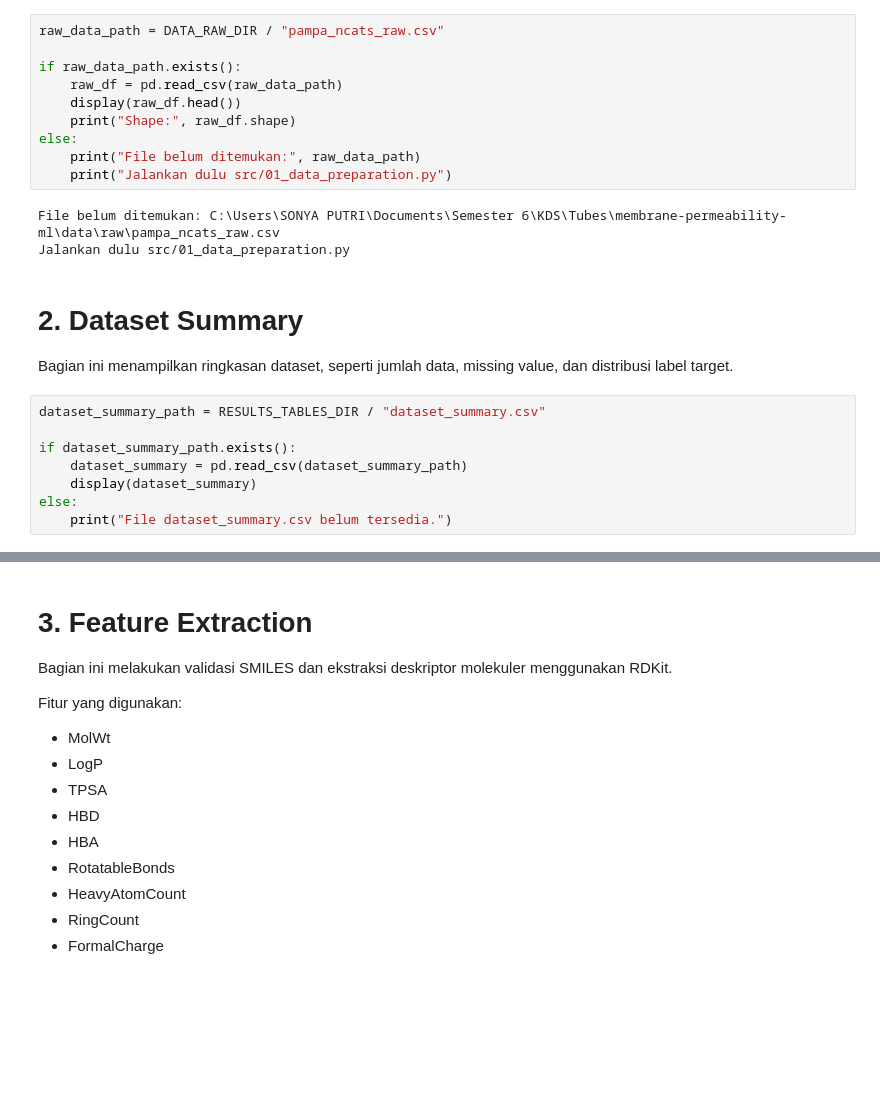
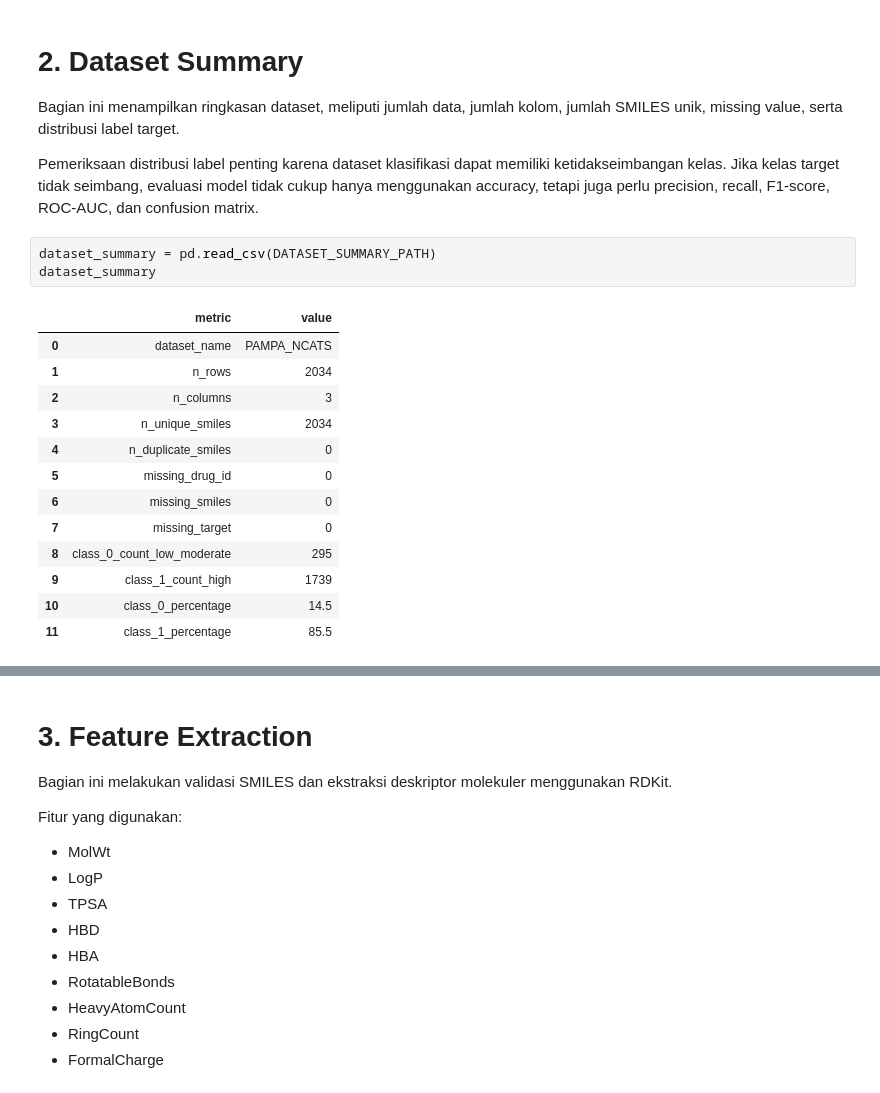
Before and after one commit to sonyaaputri/membrane-permeability-ml, a Jupyter notebook: notebooks/membrane_permeability_demo.ipynb, the cells around one changed output, grey strips where cells are left out. Saved outputs shown, nothing was run; the diff lists cells and outputs as text; blank space fills up the shorter version.

```diff
--- a/notebooks/membrane_permeability_demo.ipynb
+++ b/notebooks/membrane_permeability_demo.ipynb
@@ -59,26 +76,24 @@ Dataset menggunakan input berupa SMILES molekul dan target berupa label permeabi
-# %%
-raw_data_path = DATA_RAW_DIR / "pampa_ncats_raw.csv"
-
-if raw_data_path.exists():
-    raw_df = pd.read_csv(raw_data_path)
-    display(raw_df.head())
-    print("Shape:", raw_df.shape)
-else:
-    print("File belum ditemukan:", raw_data_path)
-    print("Jalankan dulu src/01_data_preparation.py")
-# %% [output]
-File belum ditemukan: C:\Users\SONYA PUTRI\Documents\Semester 6\KDS\Tubes\membrane-permeability-ml\data\raw\pampa_ncats_raw.csv
-Jalankan dulu src/01_data_preparation.py
 # %% [markdown]
 # 2. Dataset Summary
 
-Bagian ini menampilkan ringkasan dataset, seperti jumlah data, missing value, dan distribusi label target.
+Bagian ini menampilkan ringkasan dataset, meliputi jumlah data, jumlah kolom, jumlah SMILES unik, missing value, serta distribusi label target.
+
+Pemeriksaan distribusi label penting karena dataset klasifikasi dapat memiliki ketidakseimbangan kelas. Jika kelas target tidak seimbang, evaluasi model tidak cukup hanya menggunakan accuracy, tetapi juga perlu precision, recall, F1-score, ROC-AUC, dan confusion matrix.
 # %%
-dataset_summary_path = RESULTS_TABLES_DIR / "dataset_summary.csv"
-
-if dataset_summary_path.exists():
-    dataset_summary = pd.read_csv(dataset_summary_path)
-    display(dataset_summary)
-else:
-    print("File dataset_summary.csv belum tersedia.")
+dataset_summary = pd.read_csv(DATASET_SUMMARY_PATH)
+dataset_summary
+# %% [output]
+|  | metric | value |
+| 0 | dataset_name | PAMPA_NCATS |
+| 1 | n_rows | 2034 |
+| 2 | n_columns | 3 |
+| 3 | n_unique_smiles | 2034 |
+| 4 | n_duplicate_smiles | 0 |
+| 5 | missing_drug_id | 0 |
+| 6 | missing_smiles | 0 |
+| 7 | missing_target | 0 |
+| 8 | class_0_count_low_moderate | 295 |
+| 9 | class_1_count_high | 1739 |
+| 10 | class_0_percentage | 14.5 |
+| 11 | class_1_percentage | 85.5 |
 # %%
```
Also changed, not shown: parts of 7 cells of this notebook, 1 other file.
